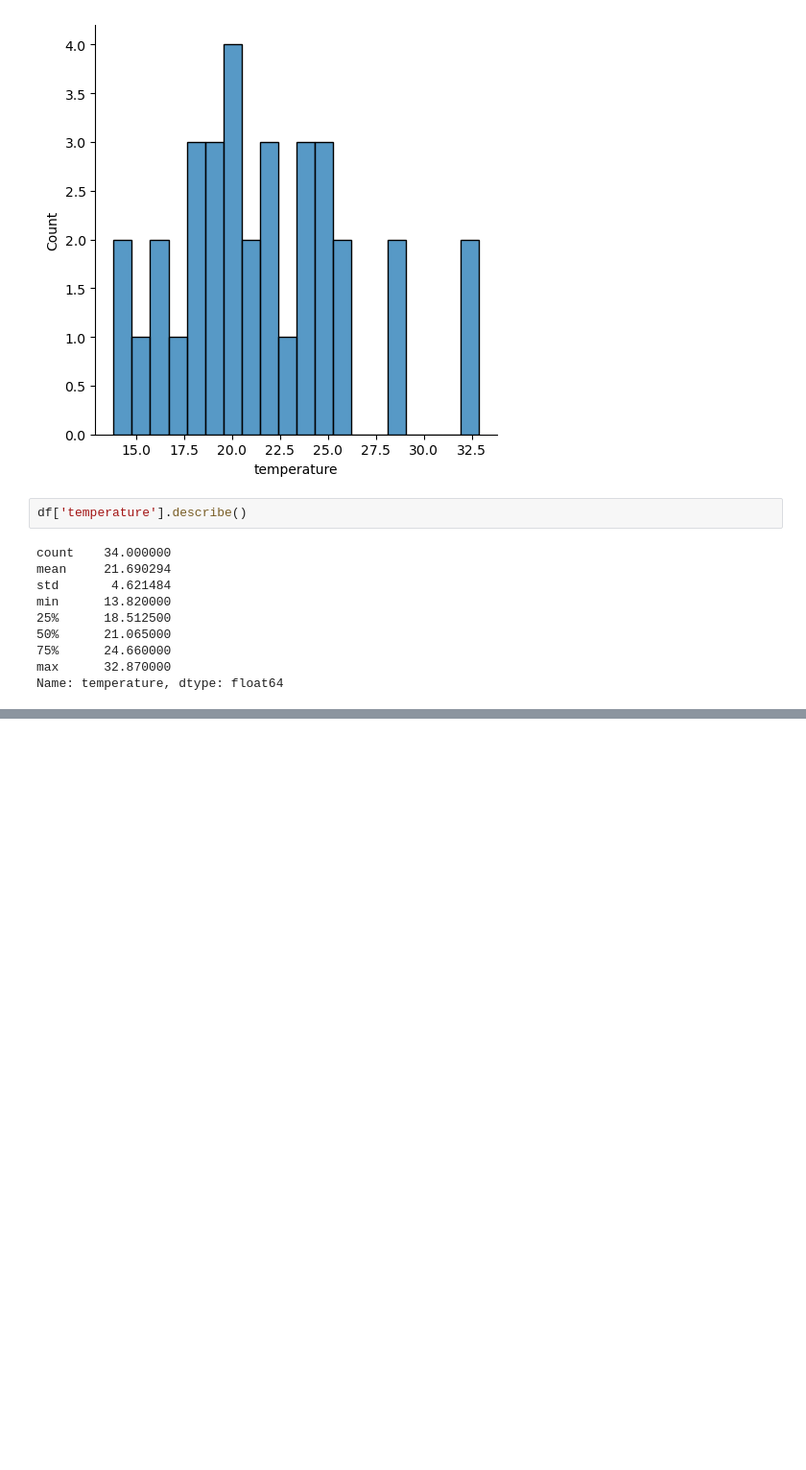
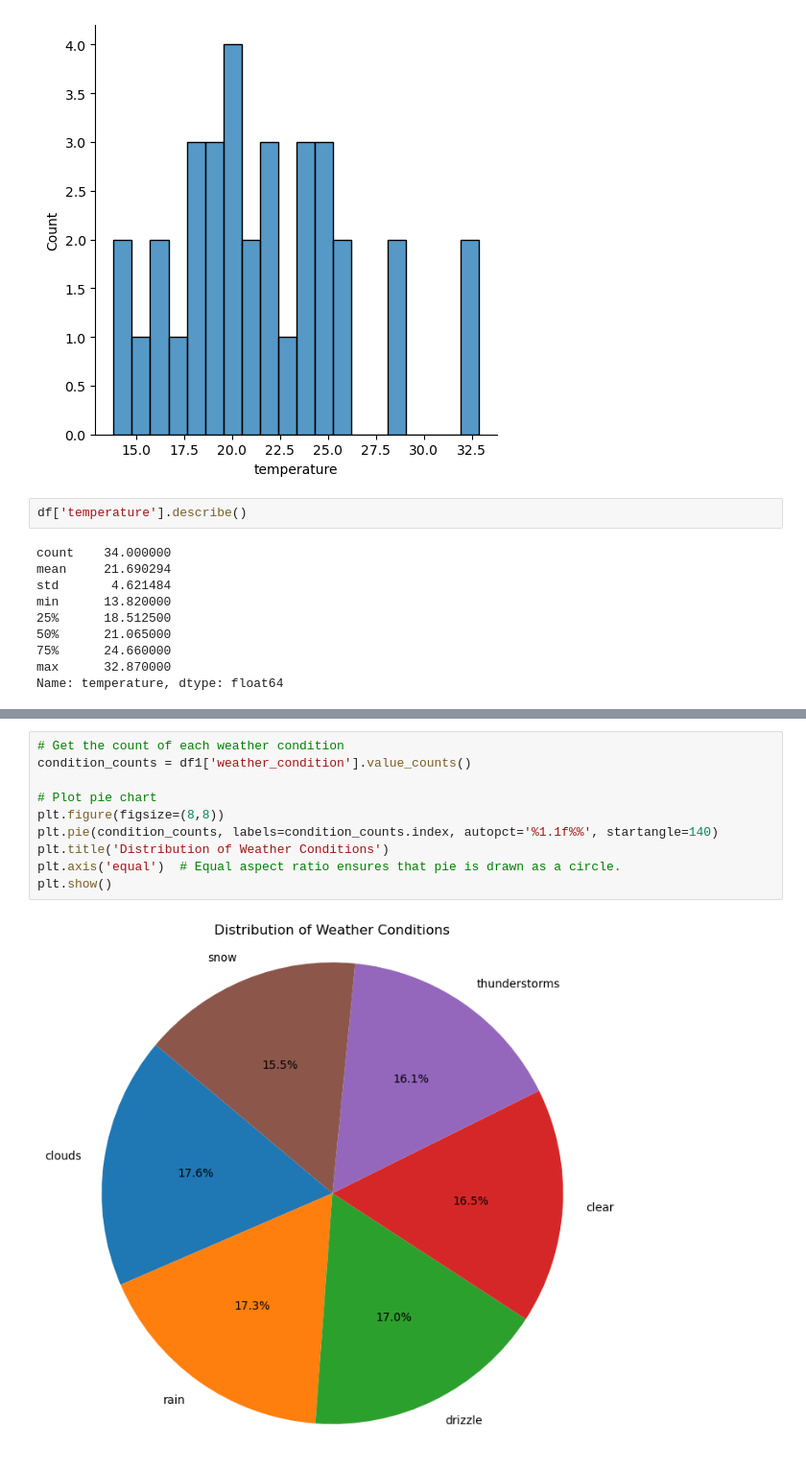
Before and after one commit to GichukiEdwin/Data_Science_EA_Projects, a Jupyter notebook: Weather_Data_Analysis_and_Forecasting.ipynb, the cells around one changed output, grey strips where cells are left out. Shown: that part at 96% size. Cells and saved outputs as stored; diff of their text form; blank space fills up the shorter version.

```diff
--- a/Weather_Data_Analysis_and_Forecasting.ipynb
+++ b/Weather_Data_Analysis_and_Forecasting.ipynb
@@ -219,0 +367,12 @@ Name: temperature, dtype: float64
+# %%
+# Get the count of each weather condition
+condition_counts = df1['weather_condition'].value_counts()
+
+# Plot pie chart
+plt.figure(figsize=(8,8))
+plt.pie(condition_counts, labels=condition_counts.index, autopct='%1.1f%%', startangle=140)
+plt.title('Distribution of Weather Conditions')
+plt.axis('equal')  # Equal aspect ratio ensures that pie is drawn as a circle.
+plt.show()
+# %% [output]
+[figure, added]
```
Also changed, not shown: parts of 13 cells of this notebook, 1 other file.
